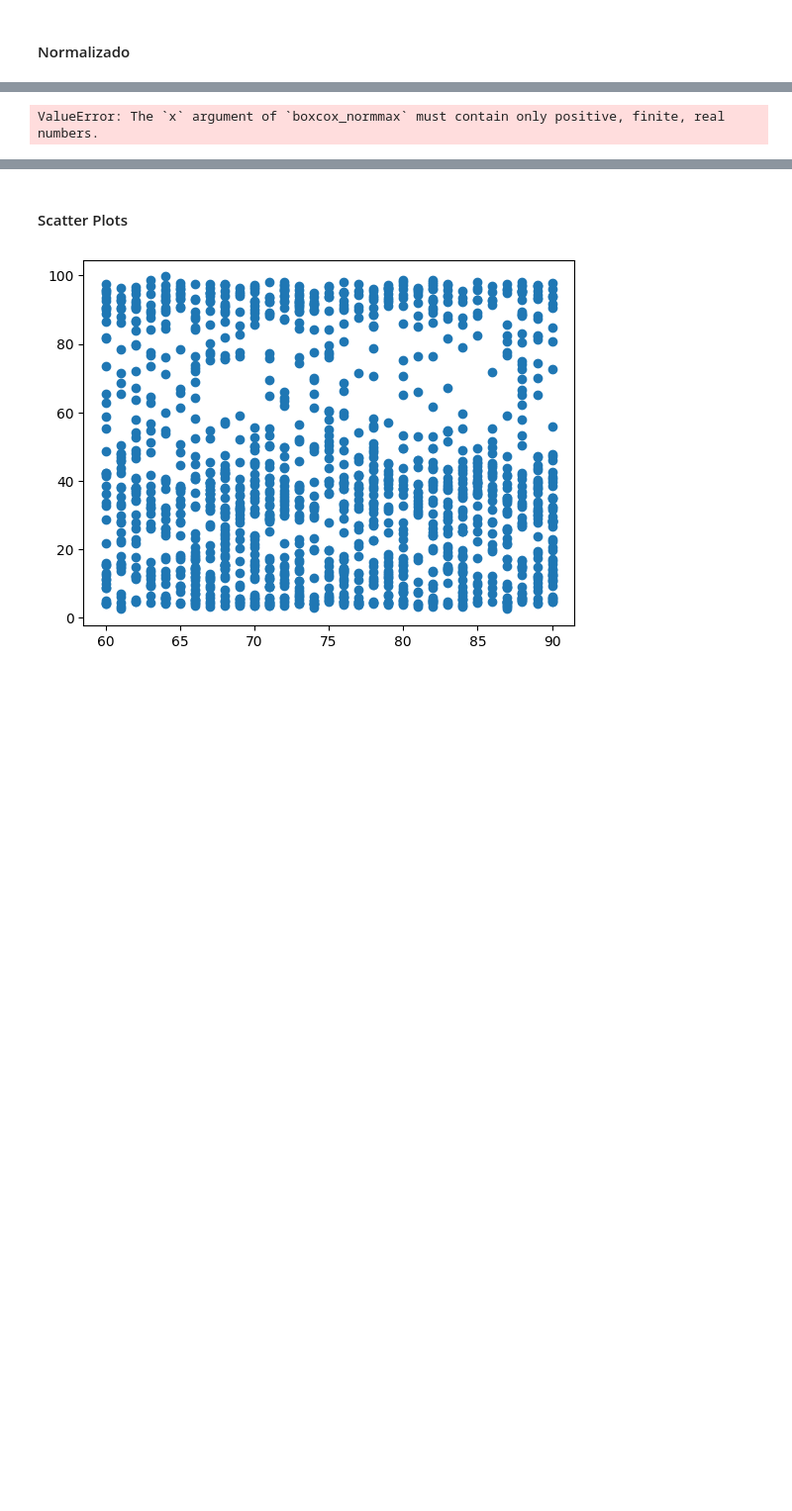
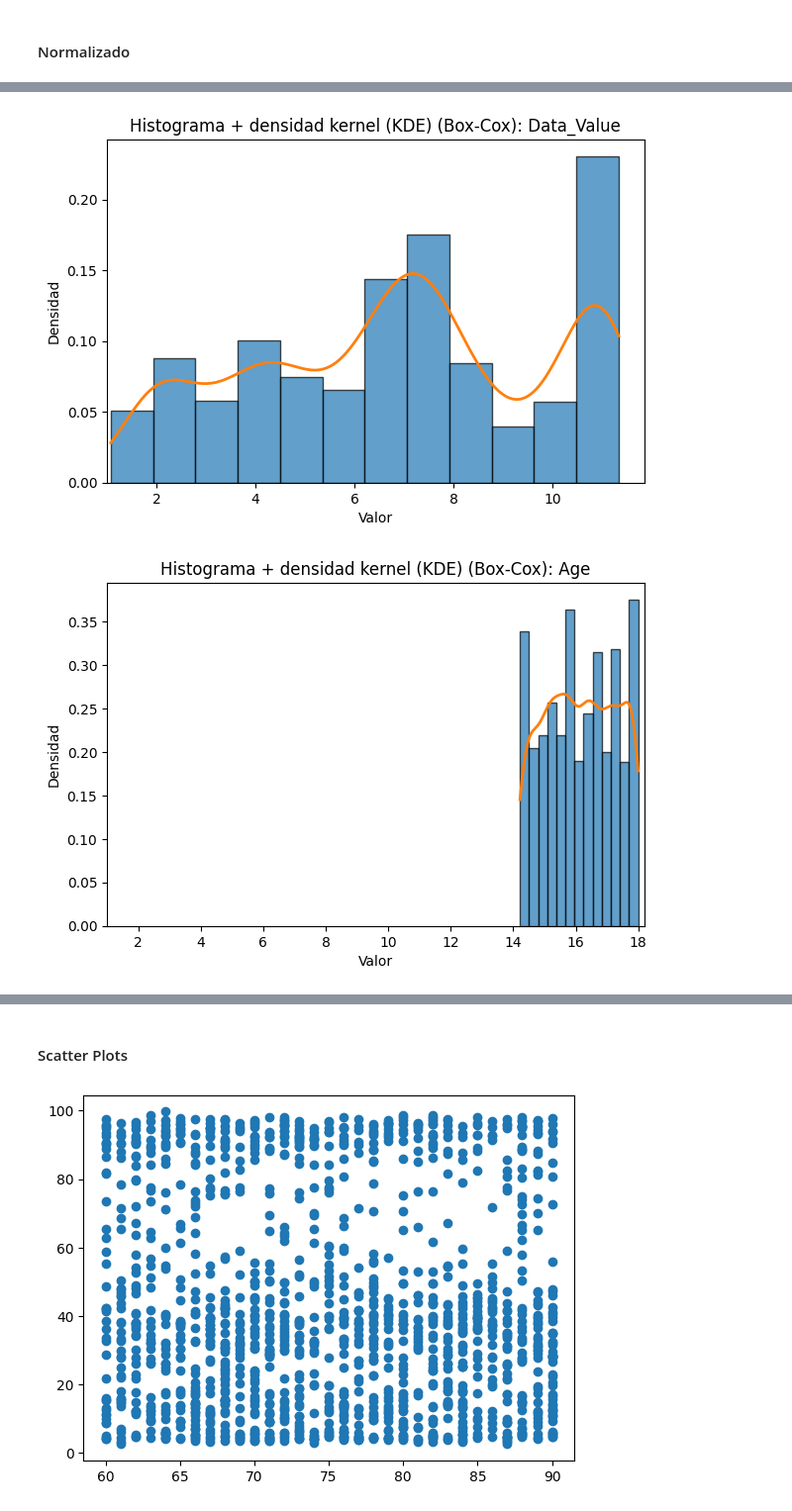
Before and after one commit to Bioestadistica-2025-2/Proyecto-Final, a Jupyter notebook: Proyecto_Final.ipynb, the cells around one changed output, grey strips where cells are left out. Shown at 99% size. Drawn from its saved outputs; the diff is of its cells as text; code cells hidden in the pictures; blank space fills up the shorter version.

```diff
--- a/Proyecto_Final.ipynb
+++ b/Proyecto_Final.ipynb
@@ -80,13 +98,24 @@ for col in columns_interes:
 # %%
+# ===== 1) Histograma + KDE =====
+for col in columns_interes:
+    columna = df[col].dropna()  # Remove NaNs
 
-df_t, params = transform_df(df, columns=columns_interes, method="boxcox", standardize=True, na_action="ignore")
-
-# 4) (Opcional) Reporte de normalidad
-rep = normality_report(df, df_t, columns_interes)
-rep.head()
-
-# 5) Graficar una columna antes/después
-plot_hist(df["col1"], "Before: col1")
-plot_hist(df_t["col1"], "After (Box-Cox + z-score): col1")
+    min_val = np.min(columna)
+    # Si el valor mínimo es menor o igual a 0, trasladamos los datos
+    if min_val <= 0:
+      shift_value = abs(min_val) + 1  # Trasladamos los datos para que todos sean positivos
+      columna += shift_value
+    columna_box_cox, lambda_ = stats.boxcox(columna)
+    plt.figure(figsize=(7,4.5))
+    plt.hist(columna_box_cox, bins="fd", density=True, alpha=0.7, edgecolor="black")
+    plt.xlim(1)
+    kde = stats.gaussian_kde(columna_box_cox)
+    xs = np.linspace(columna_box_cox.min(), columna_box_cox.max(), 400)
+    plt.plot(xs, kde(xs), linewidth=2)
+    plt.title(f"Histograma + densidad kernel (KDE) (Box-Cox): {col}")
+    plt.xlabel("Valor"); plt.ylabel("Densidad")
+    plt.show()
+    print("\n")
 # %% [output]
-ValueError: The `x` argument of `boxcox_normmax` must contain only positive, finite, real numbers.
+[figure, added]
+[figure, added]
```
Also changed, not shown: parts of 19 cells of this notebook.
